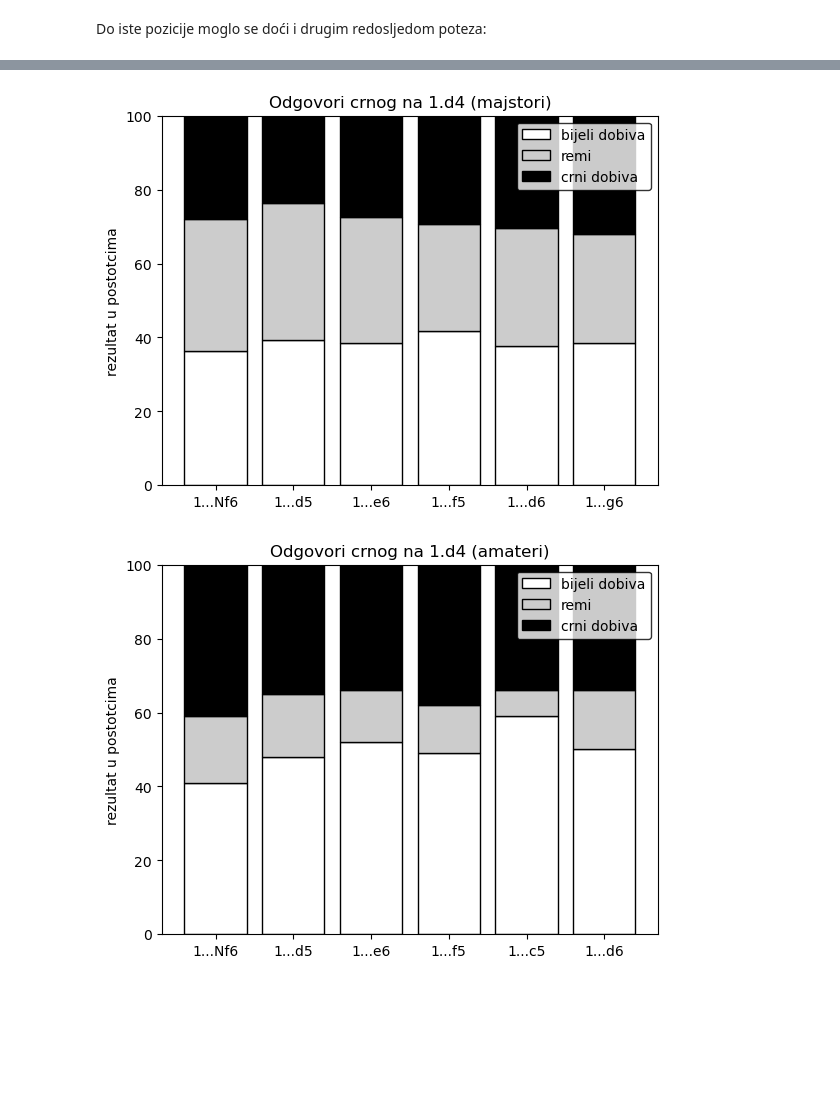
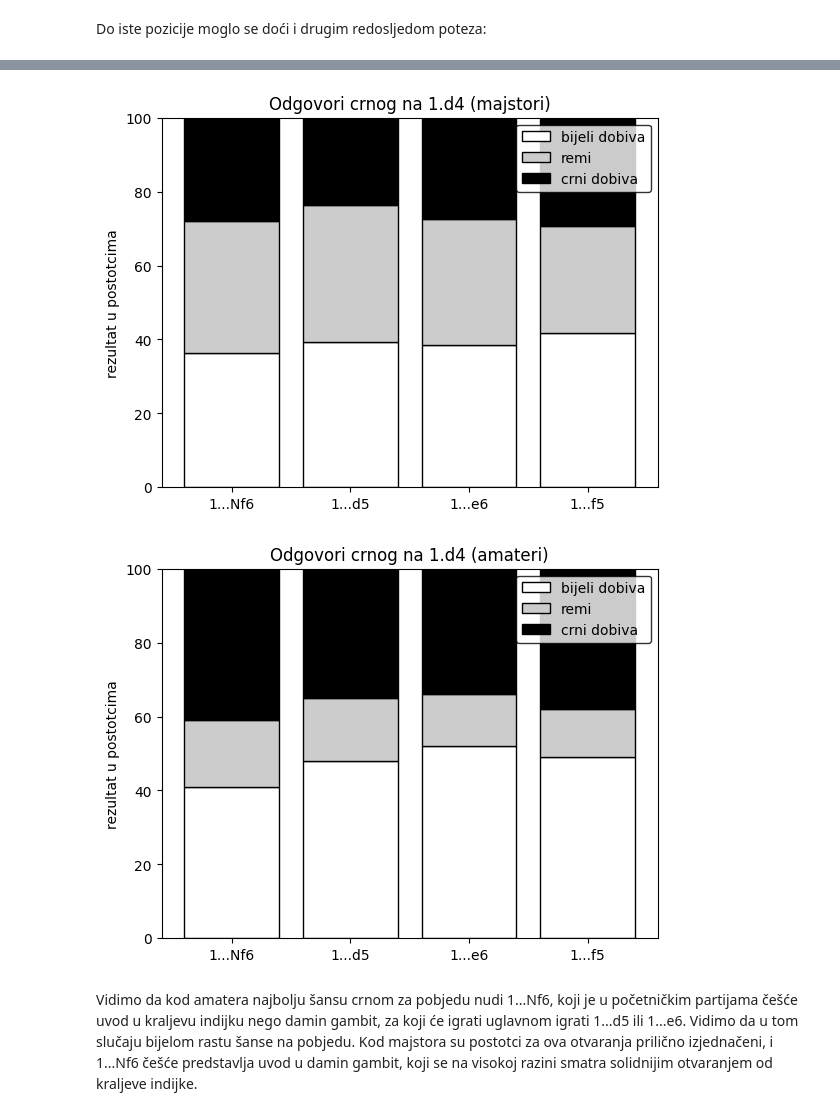
Before and after one commit to ring-bearer/ms, a Jupyter notebook: sah.ipynb, the cells around one changed output, grey strips where cells are left out. Cells and saved outputs as stored; diff of their text form; code cells hidden in the pictures; blank space fills up the shorter version.

```diff
--- a/sah.ipynb
+++ b/sah.ipynb
@@ -290,7 +323,7 @@ def freq(data, headstart=-1, tailend=-1):
 
     percent=[]
     for i in range(headstart):
-        percent.append(data['broj partija'][data.index[i]]/suma*100)
+        percent.append(op.getitem(data['broj partija'], data.index[i])/suma*100)
 
     return data, percent
 # %%
@@ -664,8 +701,10 @@ Board('rnbqkbnr/pppppppp/8/8/3P4/8/PPP1PPPP/RNBQKBNR b KQkq - 0 1')
 # %%
-graph(d4,title="Odgovori crnog na 1.d4 (majstori)",headstart=6)
+graph(d4,title="Odgovori crnog na 1.d4 (majstori)",headstart=4)
 # %% [output]
-[figure, old version]
+[figure, new version]
 # %%
-graph(noobd4,title="Odgovori crnog na 1.d4 (amateri)",headstart=6)
+graph(noobd4,title="Odgovori crnog na 1.d4 (amateri)",headstart=4)
 # %% [output]
-[figure, old version]
+[figure, new version]
+# %% [markdown]
+Vidimo da kod amatera najbolju šansu crnom za pobjedu nudi 1...Nf6, koji je u početničkim partijama češće uvod u kraljevu indijku nego damin gambit, za koji će igrati uglavnom igrati 1...d5 ili 1...e6. Vidimo da u tom slučaju bijelom rastu šanse na pobjedu. Kod majstora su postotci za ova otvaranja prilično izjednačeni, i 1...Nf6 češće predstavlja uvod u damin gambit, koji se na visokoj razini smatra solidnijim otvaranjem od kraljeve indijke.
```
Also changed, not shown: parts of 37 cells of this notebook.
